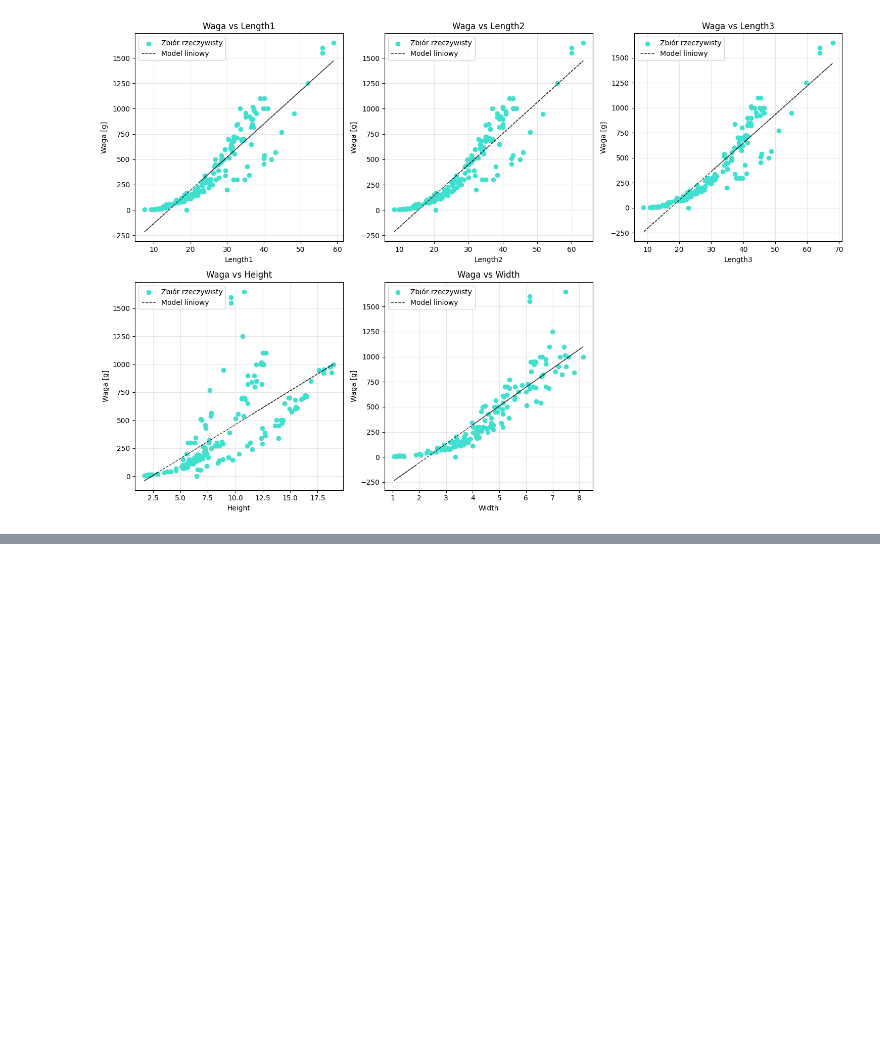
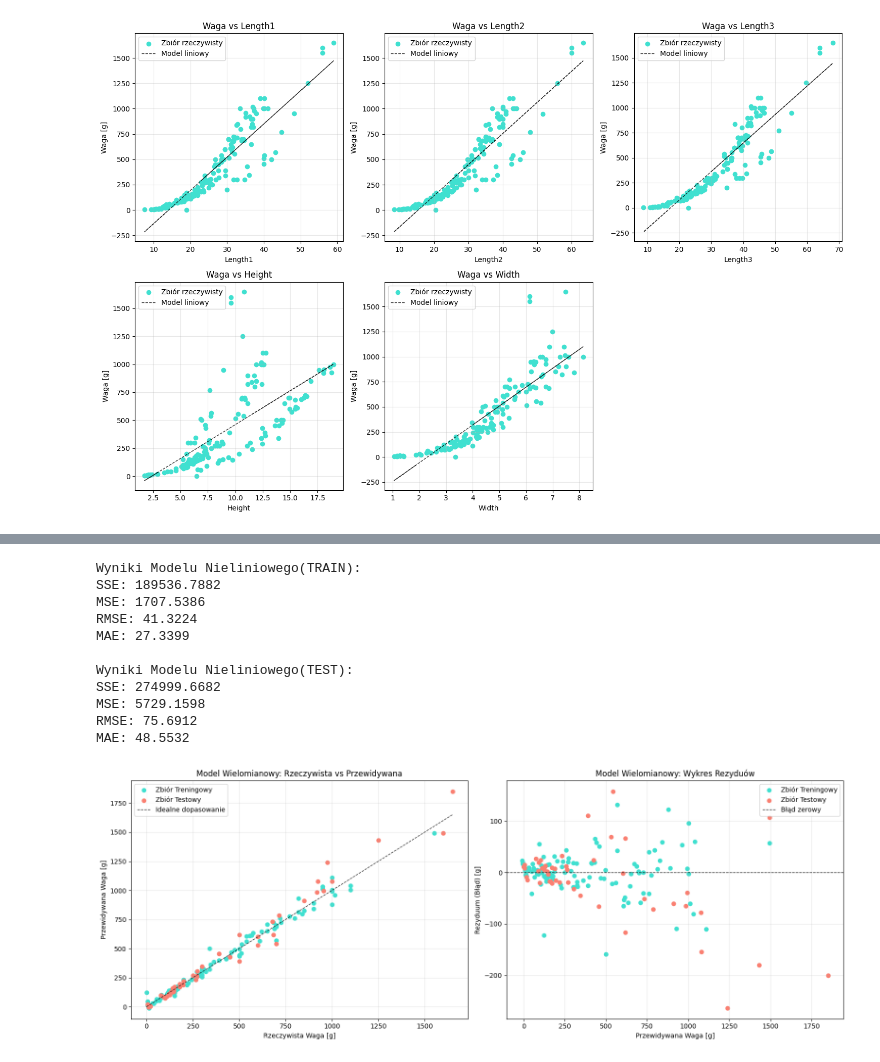
Before and after one commit to dmitrykitty/least-squares-approximation, a Jupyter notebook: solution.ipynb, the cells around one changed output, grey strips where cells are left out. Drawn from its saved outputs; the diff is of its cells as text; code cells hidden in the pictures; blank space fills up the shorter version.

```diff
--- a/solution.ipynb
+++ b/solution.ipynb
@@ -531,0 +563,68 @@ plt.tight_layout()
+# %%
+# degree=2 oznacza: x1^2, x2^2 oraz x1*x2. bias: dodanie 1
+poly = PolynomialFeatures(degree=2, include_bias=True)
+#fit transform dodaje do x wszystkie kwadtatowe interakcje elementow x oraz kolumnę 1
+#dla n cech stopnia d: symbol_newtona z n+d nad n (7 nad 2) -> 21 | bias, 5 cechy, 5 kwadraty cech, 10 interakcje
+#pozwala wykryc nieliniowe zaleności
+X_train_poly = poly.fit_transform(X_train)
+X_test_poly  = poly.transform(X_test)
+
+w_poly = solve_LSQ_with_MoorePenrose_matrix(X_train_poly, y_train)
+
+y_pred_train_poly = X_train_poly @ w_poly
+y_pred_test_poly  = X_test_poly @ w_poly
+
+residuals_train_poly = y_train - y_pred_train_poly
+residuals_test_poly  = y_test - y_pred_test_poly
+
+# metryki
+metrics_poly_train = calculate_metrics(y_train, y_pred_train_poly)
+metrics_poly_test  = calculate_metrics(y_test, y_pred_test_poly)
+
+print("\nWyniki Modelu Nieliniowego(TRAIN):")
+print_metrics(metrics_poly_train, metrix_list)
+print("\nWyniki Modelu Nieliniowego(TEST):")
+print_metrics(metrix_poly_test, metrix_list)
+
+
+fig, (ax1, ax2) = plt.subplots(1, 2, figsize=(16, 6))
+
+#plot1
+ax1.scatter(y_train, y_pred_train_poly, color='turquoise', label='Zbiór Treningowy')
+ax1.scatter(y_test, y_pred_test_poly, color='salmon', label='Zbiór Testowy')
+
+# linia idealna
+min_val, max_val = y.min(), y.max()
+ax1.plot([min_val, max_val], [min_val, max_val], '--k', alpha=0.8, linewidth=1, label='Idealne dopasowanie')
+
+ax1.set_title("Model Wielomianowy: Rzeczywista vs Przewidywana")
+ax1.set_xlabel("Rzeczywista Waga [g]")
+ax1.set_ylabel("Przewidywana Waga [g]")
+ax1.legend()
+ax1.grid(True, alpha=0.3)
+
+#plot2
+ax2.scatter(y_pred_train_poly, residuals_train_poly, color='turquoise', label='Zbiór Treningowy')
+ax2.scatter(y_pred_test_poly, residuals_test_poly, color='salmon', label='Zbiór Testowy')
+ax2.axhline(y=0, linestyle='--', color='black', alpha=0.8, linewidth=1, label='Błąd zerowy')
+
+ax2.set_title("Model Wielomianowy: Wykres Rezyduów")
+ax2.set_xlabel("Przewidywana Waga [g]")
+ax2.set_ylabel("Rezyduum (Błąd) [g]")
+ax2.legend()
+ax2.grid(True, alpha=0.3)
+
+fig.tight_layout()
+# %% [output]
+Wyniki Modelu Nieliniowego(TRAIN):
+SSE: 189536.7882
+MSE: 1707.5386
+RMSE: 41.3224
+MAE: 27.3399
+
+Wyniki Modelu Nieliniowego(TEST):
+SSE: 274999.6682
+MSE: 5729.1598
+RMSE: 75.6912
+MAE: 48.5532
+[figure, added]
```
Also changed, not shown: parts of 12 cells of this notebook.
